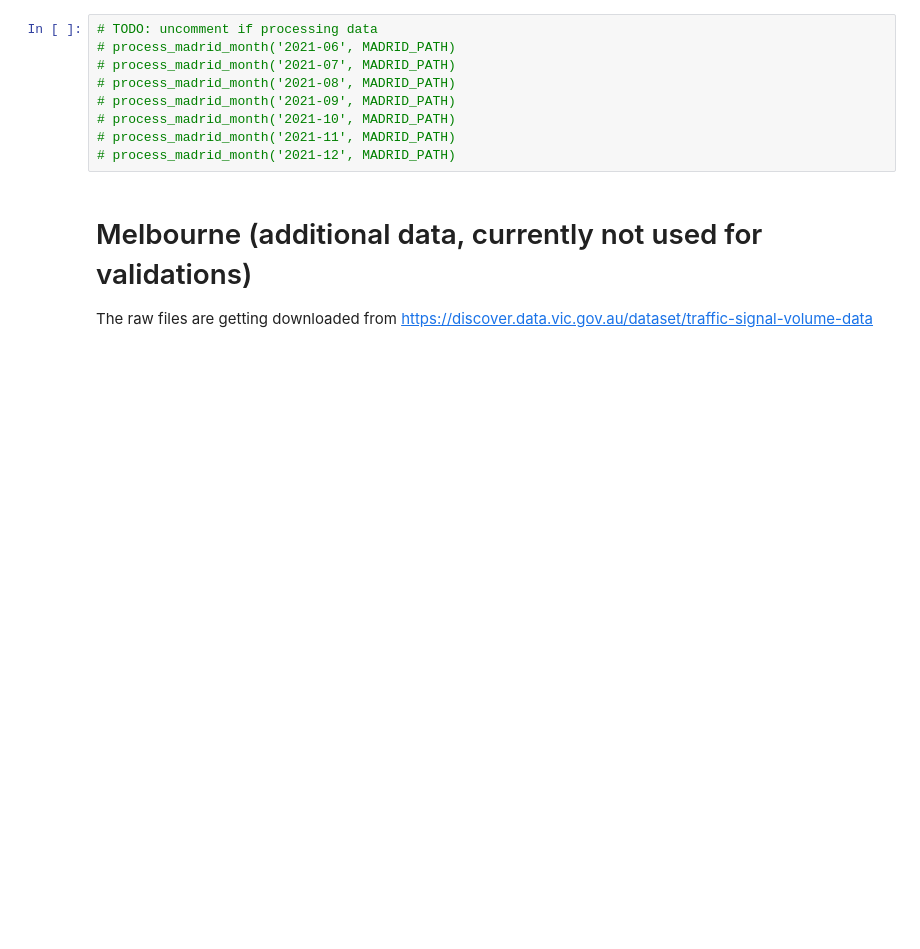
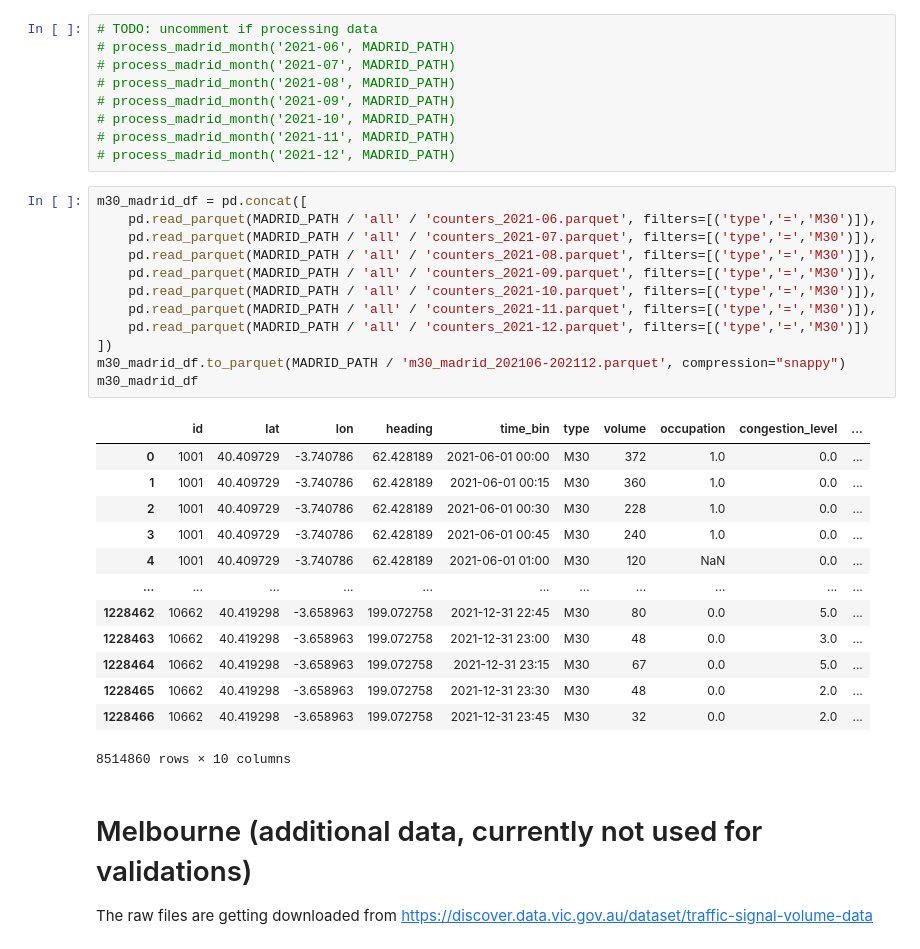
Before and after one commit to iarai/MeTS-10, a Jupyter notebook: analysis/val02_counters/counters01_prepare_data.ipynb, the cells around one changed output. Drawn from its saved outputs; the diff is of its cells as text; blank space fills up the shorter version.

Commit message:
Adding London merge and normalize and Madrid merge output.

```diff
--- a/analysis/val02_counters/counters01_prepare_data.ipynb
+++ b/analysis/val02_counters/counters01_prepare_data.ipynb
@@ -861,6 +901,32 @@ def process_madrid_month(month, output_path):
 # process_madrid_month('2021-10', MADRID_PATH)
 # process_madrid_month('2021-11', MADRID_PATH)
 # process_madrid_month('2021-12', MADRID_PATH)
+# %%
+m30_madrid_df = pd.concat([
+    pd.read_parquet(MADRID_PATH / 'all' / 'counters_2021-06.parquet', filters=[('type','=','M30')]),
+    pd.read_parquet(MADRID_PATH / 'all' / 'counters_2021-07.parquet', filters=[('type','=','M30')]),
+    pd.read_parquet(MADRID_PATH / 'all' / 'counters_2021-08.parquet', filters=[('type','=','M30')]),
+    pd.read_parquet(MADRID_PATH / 'all' / 'counters_2021-09.parquet', filters=[('type','=','M30')]),
+    pd.read_parquet(MADRID_PATH / 'all' / 'counters_2021-10.parquet', filters=[('type','=','M30')]),
+    pd.read_parquet(MADRID_PATH / 'all' / 'counters_2021-11.parquet', filters=[('type','=','M30')]),
+    pd.read_parquet(MADRID_PATH / 'all' / 'counters_2021-12.parquet', filters=[('type','=','M30')])
+])
+m30_madrid_df.to_parquet(MADRID_PATH / 'm30_madrid_202106-202112.parquet', compression="snappy")
+m30_madrid_df
+# %% [output]
+|  | id | lat | lon | heading | time_bin | type | volume | occupation | congestion_level | ... |
+| 0 | 1001 | 40.409729 | -3.740786 | 62.428189 | 2021-06-01 00:00 | M30 | 372 | 1.0 | 0.0 | ... |
+| 1 | 1001 | 40.409729 | -3.740786 | 62.428189 | 2021-06-01 00:15 | M30 | 360 | 1.0 | 0.0 | ... |
+| 2 | 1001 | 40.409729 | -3.740786 | 62.428189 | 2021-06-01 00:30 | M30 | 228 | 1.0 | 0.0 | ... |
+| 3 | 1001 | 40.409729 | -3.740786 | 62.428189 | 2021-06-01 00:45 | M30 | 240 | 1.0 | 0.0 | ... |
+| 4 | 1001 | 40.409729 | -3.740786 | 62.428189 | 2021-06-01 01:00 | M30 | 120 | NaN | 0.0 | ... |
+| ... | ... | ... | ... | ... | ... | ... | ... | ... | ... | ... |
+| 1228462 | 10662 | 40.419298 | -3.658963 | 199.072758 | 2021-12-31 22:45 | M30 | 80 | 0.0 | 5.0 | ... |
+| 1228463 | 10662 | 40.419298 | -3.658963 | 199.072758 | 2021-12-31 23:00 | M30 | 48 | 0.0 | 3.0 | ... |
+| 1228464 | 10662 | 40.419298 | -3.658963 | 199.072758 | 2021-12-31 23:15 | M30 | 67 | 0.0 | 5.0 | ... |
+| 1228465 | 10662 | 40.419298 | -3.658963 | 199.072758 | 2021-12-31 23:30 | M30 | 48 | 0.0 | 2.0 | ... |
+| 1228466 | 10662 | 40.419298 | -3.658963 | 199.072758 | 2021-12-31 23:45 | M30 | 32 | 0.0 | 2.0 | ... |
+8514860 rows × 10 columns
 # %% [markdown]
 # Melbourne (additional data, currently not used for validations)
 
```
Also changed, not shown: parts of 9 cells of this notebook, 1 other file.
